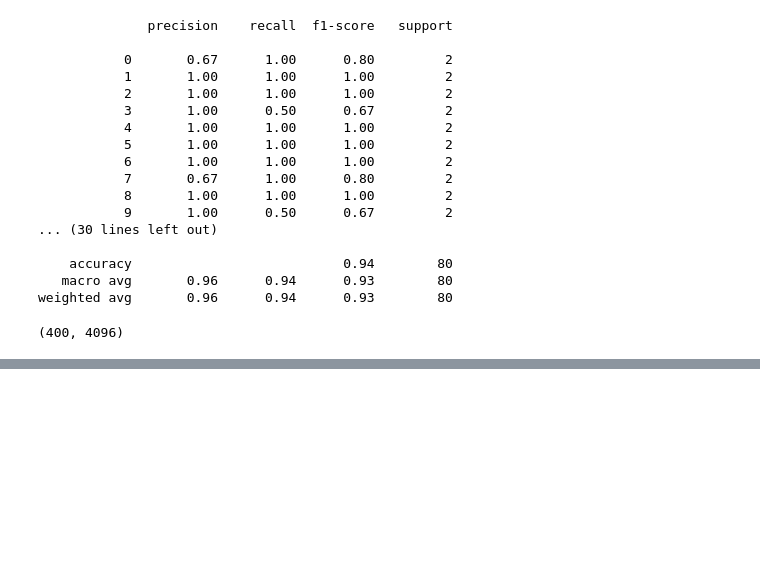
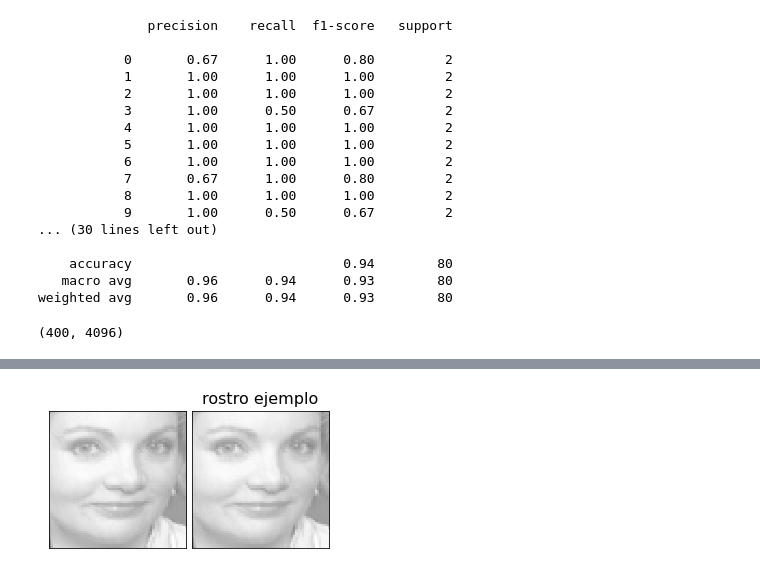
Before and after one commit to fjme95/algebra-lineal-para-machine-learning, a Jupyter notebook: 2_2_Eigenfaces.ipynb, the cells around one changed output, grey strips where cells are left out. Saved outputs shown, nothing was run; the diff lists cells and outputs as text; code cells hidden in the pictures; blank space fills up the shorter version.

```diff
--- a/2_2_Eigenfaces.ipynb
+++ b/2_2_Eigenfaces.ipynb
@@ -160,0 +165,5 @@ X.shape
+# %%
+import numpy as np
+U, sigma, Vt = np.linalg.svd(X_train.T, full_matrices=False)
+D = np.diag(sigma)
+print(U.shape, D.shape, Vt.shape)
@@ -160,0 +172,6 @@ X.shape
+# %%
+k = 300
+U_k = U[:, :k]
+D_k = D[:k, :k]
+Vt_k = D[:k, :]
+print(U_k.shape, D_k.shape, Vt_k.shape)
@@ -160,0 +185,4 @@ X.shape
+# %%
+rostro_proyectado = U_k.T @ rostro
+print(rostro_proyectado.shape)
+rostro_proyectado
@@ -160,0 +208,5 @@ X.shape
+# %%
+rostro_aproximado = U_k @ rostro_proyectado.T
+plot_gallery('rostro ejemplo', [rostro, rostro_aproximado])
+# %% [output]
+[figure, added]
```
Also changed, not shown: parts of 7 cells of this notebook.
